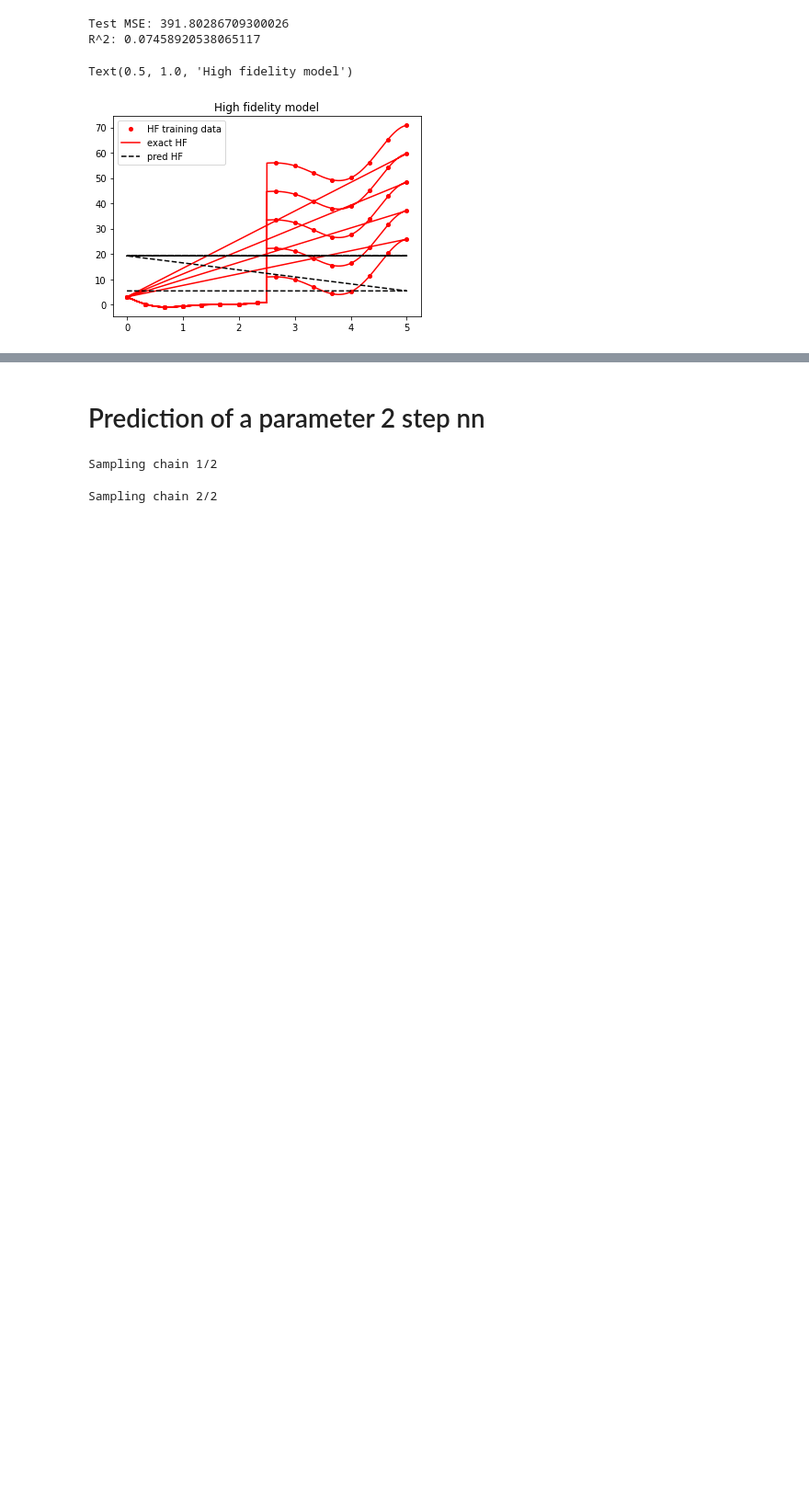
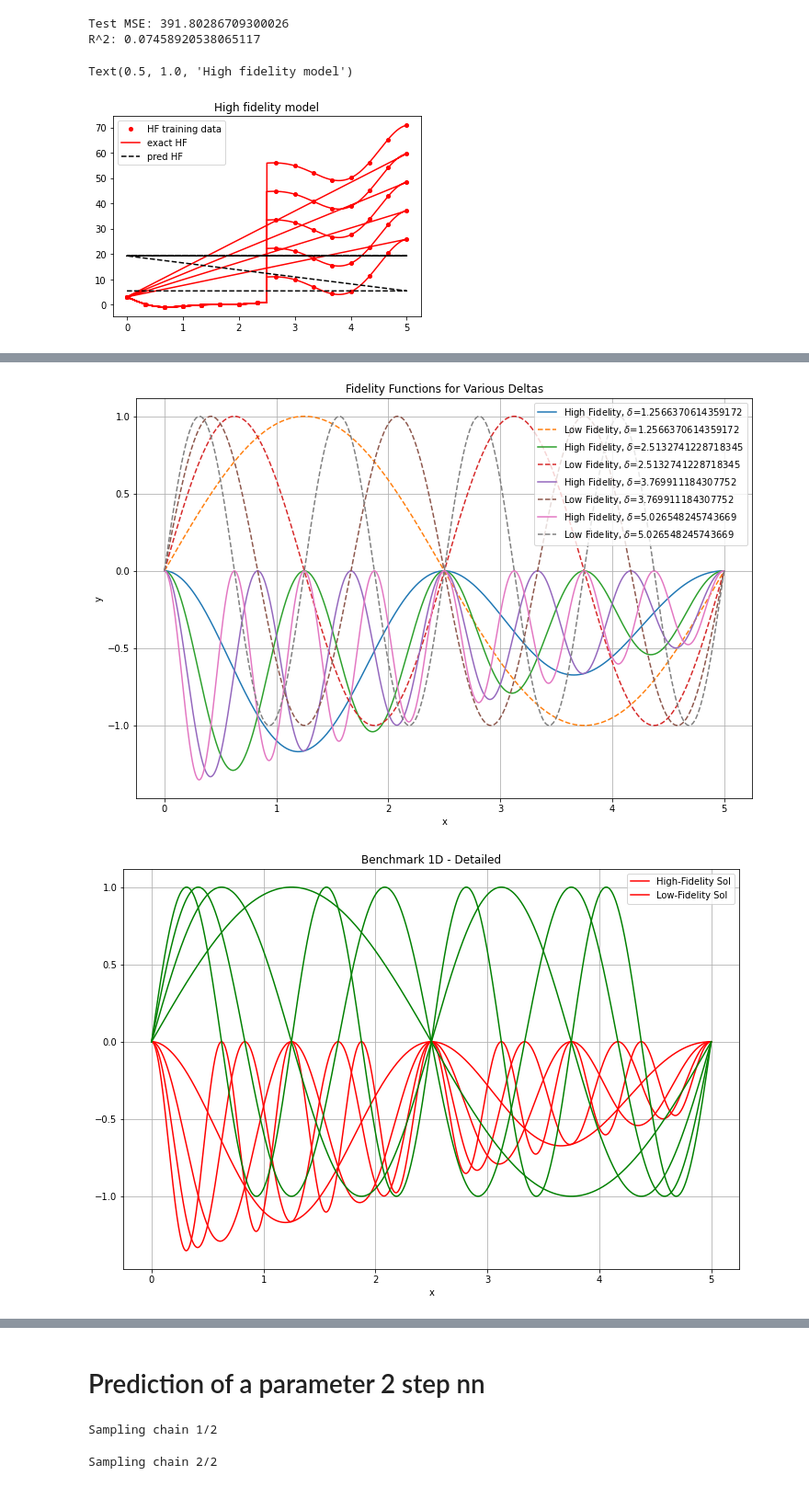
Before and after one commit to Jackmos/Multi-Fidelity-MCMC-methods, a Jupyter notebook: PACS_project2/prova_1d/tester - Copia (2).ipynb, the cells around one changed output, grey strips where cells are left out. Shown at 92% size. Saved outputs shown, nothing was run; the diff lists cells and outputs as text; code cells hidden in the pictures; blank space fills up the shorter version.

```diff
--- a/PACS_project2/prova_1d/tester - Copia (2).ipynb
+++ b/PACS_project2/prova_1d/tester - Copia (2).ipynb
@@ -112,0 +349,8 @@ Text(0.5, 1.0, 'High fidelity model')
+# %%
+example = "Oscillatory"
+fidelity_func = FidelityFunctionModified(example)
+fidelity_func.plot_functions()
+fidelity_func.plot_detailed_functions()
+# %% [output]
+[figure, added]
+[figure, added]
```
Also changed, not shown: parts of 8 cells of this notebook, 20 other files.
